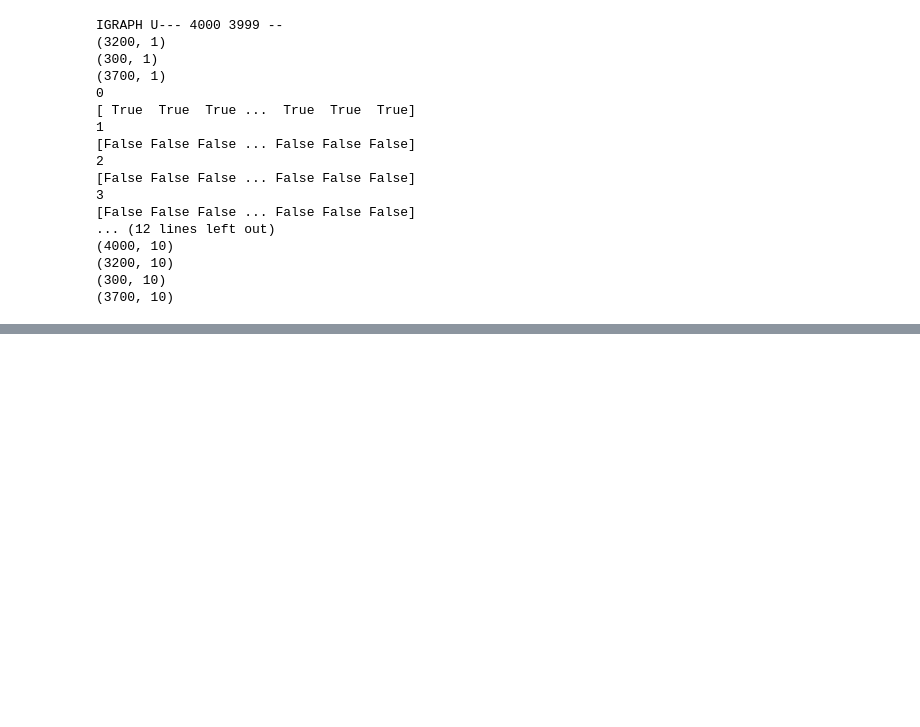
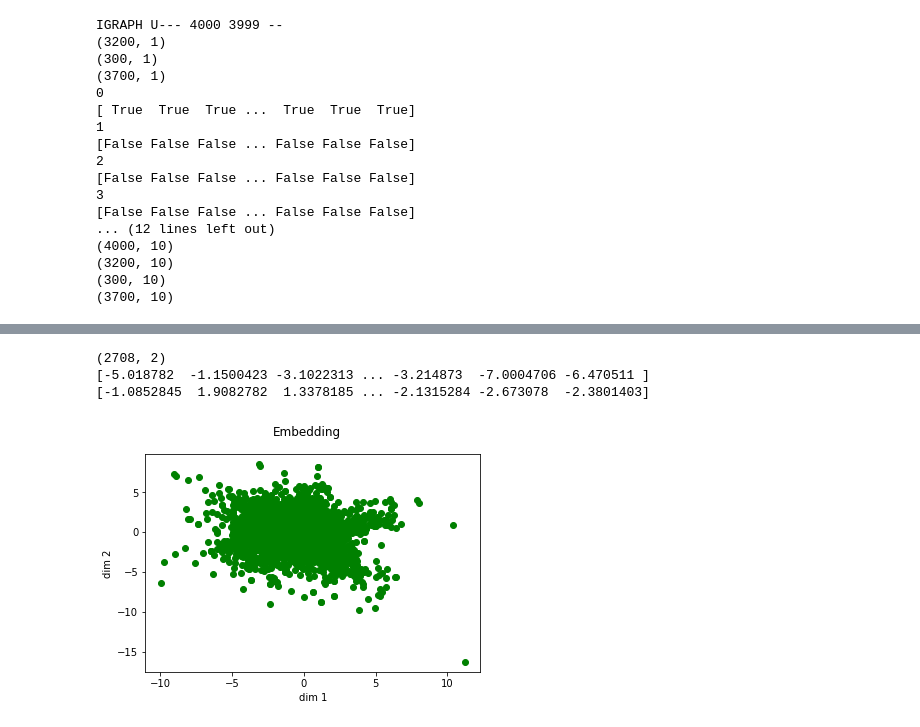
Before and after one commit to presmerats/csn-project, a Jupyter notebook: src/gcn/gcn_mod/gcn/PageRank Embedding Experiment.ipynb, the cells around one changed output, grey strips where cells are left out. Saved outputs shown, nothing was run; the diff lists cells and outputs as text; code cells hidden in the pictures; blank space fills up the shorter version.

Commit message:
Embedding experiment: adding a 2 unit layer in between the graphConvolution

```diff
--- a/src/gcn/gcn_mod/gcn/PageRank Embedding Experiment.ipynb
+++ b/src/gcn/gcn_mod/gcn/PageRank Embedding Experiment.ipynb
@@ -285,0 +286,38 @@ features SparseTensor(indices=Tensor("Placeholde
+# %%
+
+def plot2DEmbedding(filepath):
+    import matplotlib.pyplot as plt
+    %matplotlib inline
+
+    # read embedding file
+    embedding = np.zeros((1,1))
+    with open(filepath,"r") as f:
+        size = len(f.readlines())
+        embedding = np.zeros((size,2))
+
+
+    with open(filepath,"r") as f:
+        i = 0
+        for line in f.readlines():
+            #print(line)
+            d1,d2 = line.split()
+            embedding[i,0] = float(d1)
+            embedding[i,1] = float(d2)
+            i=i+1
+
+        #print(embedding.shape)
+        #print(embedding[:,0])
+        #print(embedding[:,1])
+
+        plt.plot(embedding[:,0], embedding[:,1], c=, 'go')
+        plt.suptitle('Embedding')
+        plt.xlabel('dim 1')
+        plt.ylabel('dim 2')
+        plt.show()
+
+plot2DEmbedding("embedding")
+# %% [output]
+(2708, 2)
+[-5.018782  -1.1500423 -3.1022313 ... -3.214873  -7.0004706 -6.470511 ]
+[-1.0852845  1.9082782  1.3378185 ... -2.1315284 -2.673078  -2.3801403]
+[figure, added]
```
Also changed, not shown: parts of 3 cells of this notebook, 2 other files.
